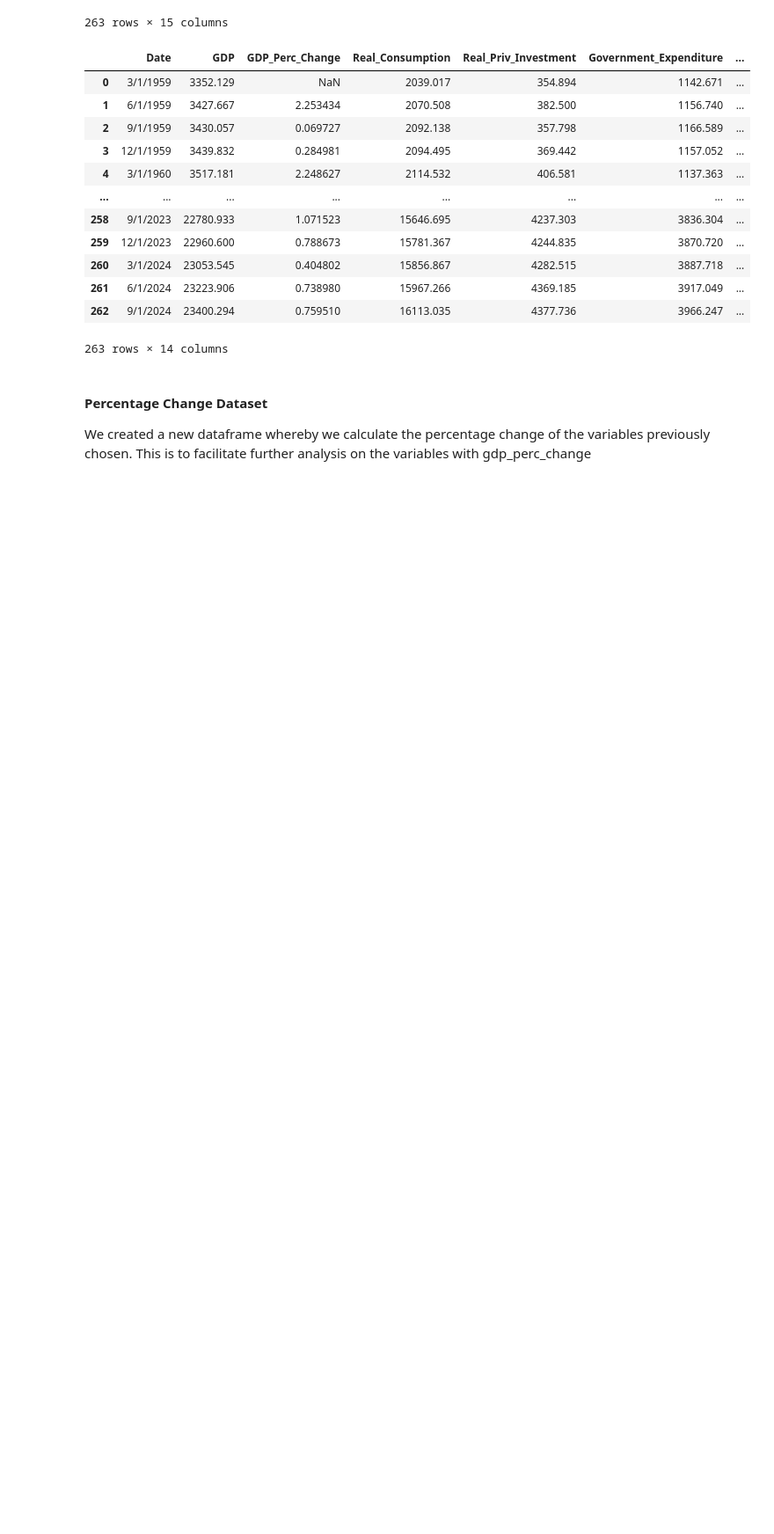
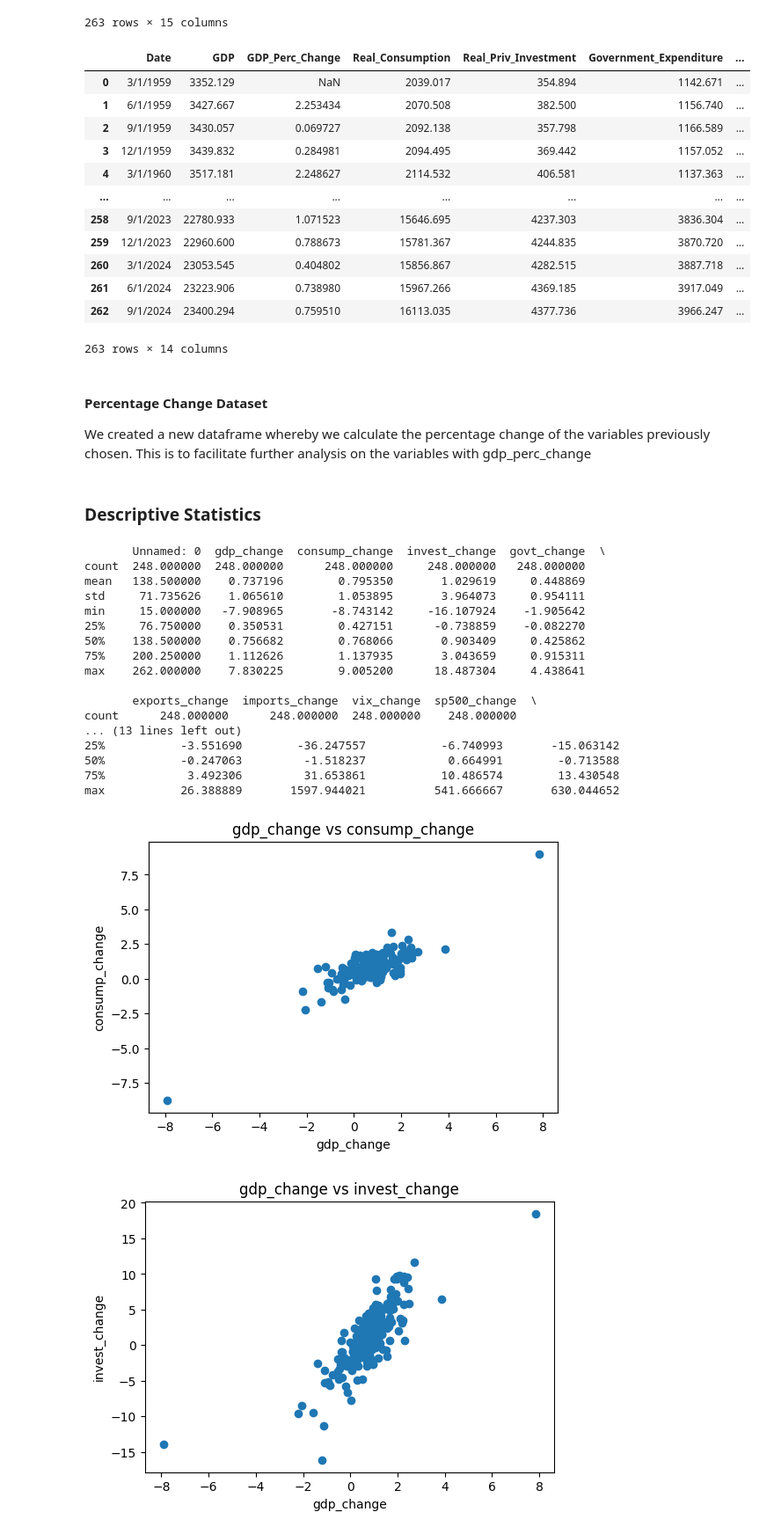
Before and after one commit to loowenwen/databusters, a Jupyter notebook: NUS_DSESC_DATABUSTERS_11.ipynb, the cells around one changed output. Shown at 88% size. Cells and saved outputs as stored; diff of their text form; code cells hidden in the pictures; blank space fills up the shorter version.

Commit message:
create new plots

```diff
--- a/NUS_DSESC_DATABUSTERS_11.ipynb
+++ b/NUS_DSESC_DATABUSTERS_11.ipynb
@@ -156,3 +156,47 @@ quarterly_perc
 
 # save to excel file
 quarterly_perc.to_csv("quarterly_perc.csv")
+# %% [markdown]
+### Descriptive Statistics
+# %%
+
+import pandas as pd
+
+quarterly = pd.read_csv("quarterly_perc.csv")
+descriptive_stats = quarterly.describe()
+print(descriptive_stats)
+
+import matplotlib.pyplot as plt
+
+# list of variables (excluding 'gdp_change' itself)
+variables = ['consump_change', 'invest_change', 'govt_change', 'exports_change',
+             'imports_change', 'real_int_change', 'vix_change', 'sp500_change', 'umc_senti_change']
+
+# create scatter plots for each variable against 'gdp_change'
+for var in variables:
+    plt.figure(figsize=(6, 4))
+    plt.scatter(quarterly['gdp_change'], quarterly[var])
+    plt.title(f'gdp_change vs {var}')
+    plt.ylabel(var)
+    plt.xlabel('gdp_change')
+    plt.show()
+# %% [output]
+       Unnamed: 0  gdp_change  consump_change  invest_change  govt_change  \
+count  248.000000  248.000000      248.000000     248.000000   248.000000
+mean   138.500000    0.737196        0.795350       1.029619     0.448869
+std     71.735626    1.065610        1.053895       3.964073     0.954111
+min     15.000000   -7.908965       -8.743142     -16.107924    -1.905642
+25%     76.750000    0.350531        0.427151      -0.738859    -0.082270
+50%    138.500000    0.756682        0.768066       0.903409     0.425862
+75%    200.250000    1.112626        1.137935       3.043659     0.915311
+max    262.000000    7.830225        9.005200      18.487304     4.438641
+
+       exports_change  imports_change  vix_change  sp500_change  \
+count      248.000000      248.000000  248.000000    248.000000
+... (13 lines left out)
+25%           -3.551690        -36.247557           -6.740993       -15.063142
+50%           -0.247063         -1.518237            0.664991        -0.713588
+75%            3.492306         31.653861           10.486574        13.430548
+max           26.388889       1597.944021          541.666667       630.044652
+[figure, added]
+[figure, added]
```
Also changed, not shown: parts of 3 cells of this notebook, 7 other files.
